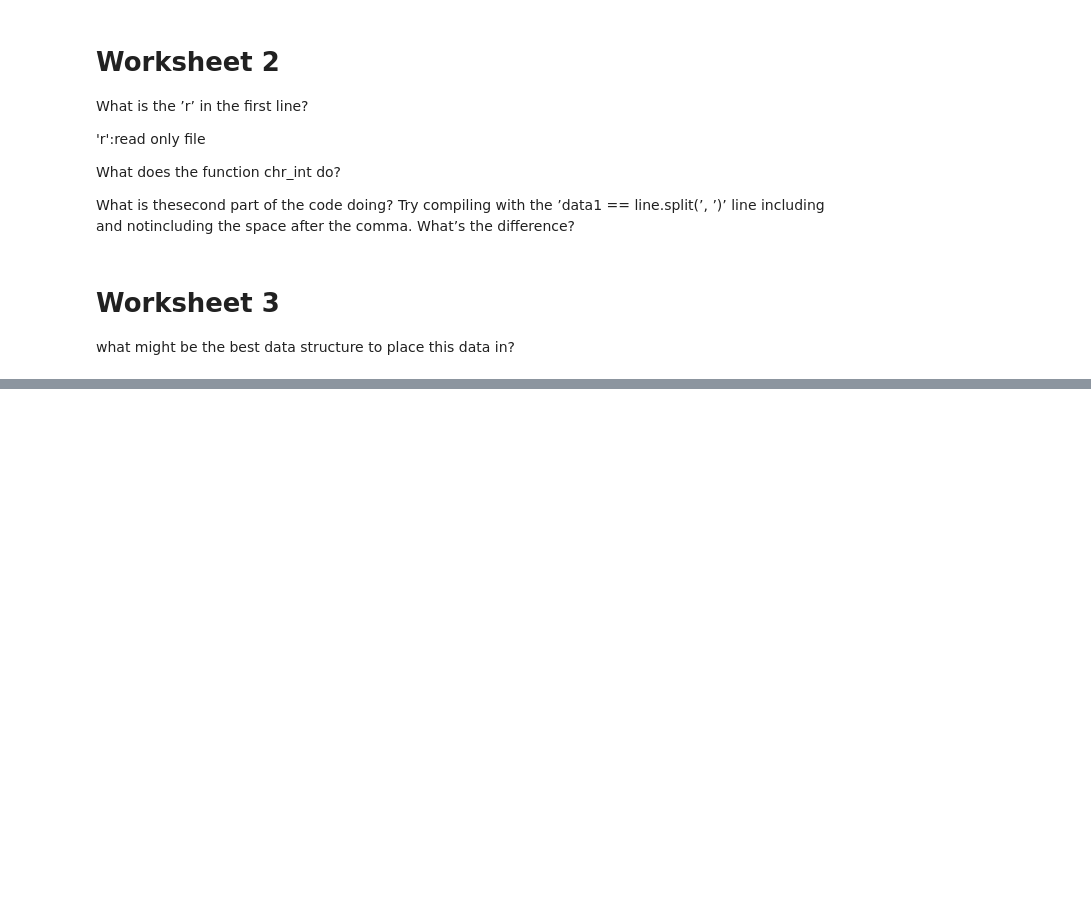
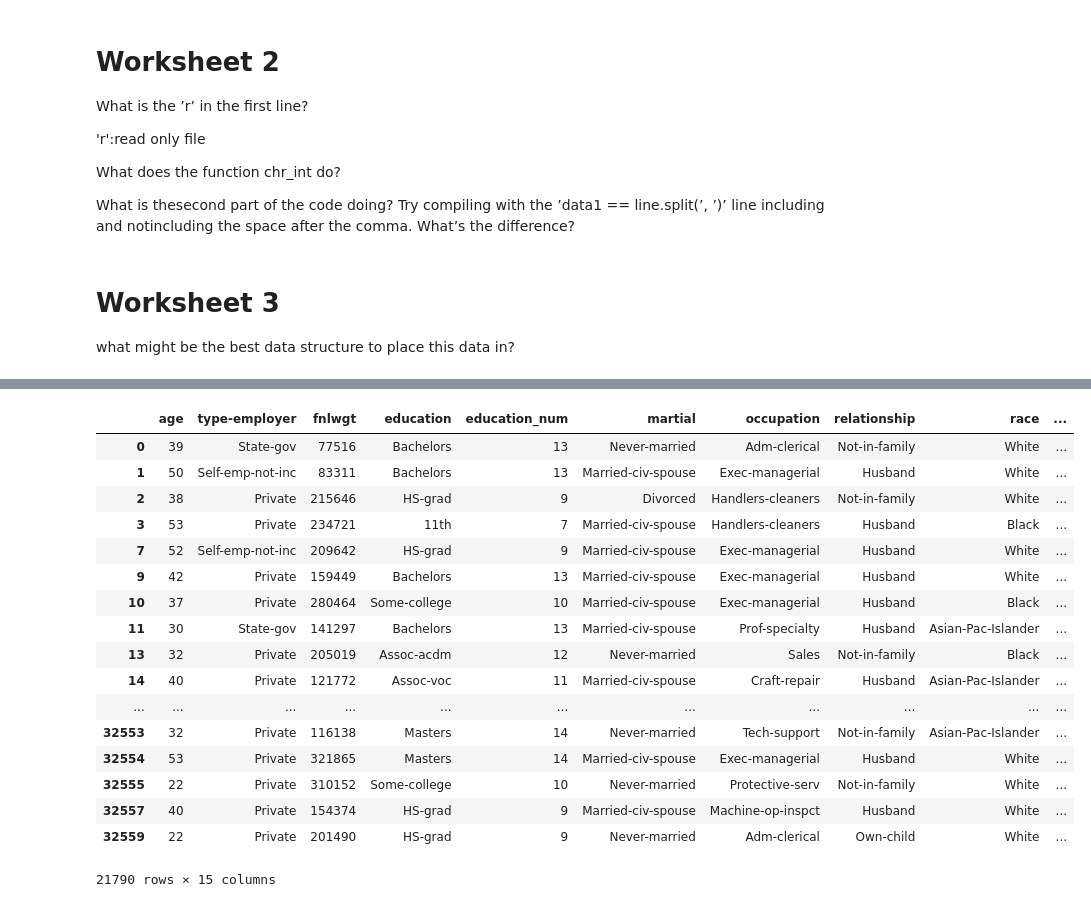
Before and after one commit to WeiLi0105/Math2212_Li, a Jupyter notebook: M2_Statistics/M2_Adult.ipynb, the cells around one changed output, grey strips where cells are left out. Saved outputs shown, nothing was run; the diff lists cells and outputs as text; code cells hidden in the pictures; blank space fills up the shorter version.

```diff
--- a/M2_Statistics/M2_Adult.ipynb
+++ b/M2_Statistics/M2_Adult.ipynb
@@ -56,16 +56,16 @@ What is thesecond part of the code doing?  Try compiling with the ’data1 == li
 
 what might be the best data structure to place this data in?
 # %%
-#turn data into a dataframe
-
 adult = pd.DataFrame(
-    data
-    columns = [
-        'age', 'type-employer','fnlwgt',
-        'education', 'education_num', 'martial'
+    data,
+    columns=[
+        'age','type-employer','fnlwgt',
+        'education', 'education_num', 'martial',
         'occupation','relationship','race',
-        'sex', 'capital_gain', 'capital_loss'
+        'sex', 'capital_gain', 'capital_loss',
         'hr_per_week','country', 'income'
     ]
 )
+
+adult.head()
 # %% [output]
@@ -72,0 +102,29 @@ SyntaxError: invalid syntax (<ipython-input-14-206d263c1d69>, line 5)
+# %%
+men = adult[adult['sex'] == 'Male']
+women = adult[adult['sex'] == 'Female']
+
+men_high_income = adult[(adult['sex'] == 'Male')& (adult['income'] == '>50K')]
+women_high_income = adult[(adult['sex'] == 'Female')& (adult['income'] == '>50K')]
+men_low_income = adult[(adult['sex'] == 'Male')& (adult['income'] == '<=50K')]
+women_high_income = adult[(adult['sex'] == 'Female')& (adult['income'] == '<=50K')]
+# %%
+men
+# %% [output]
+|  | age | type-employer | fnlwgt | education | education_num | martial | occupation | relationship | race | ... |
+| 0 | 39 | State-gov | 77516 | Bachelors | 13 | Never-married | Adm-clerical | Not-in-family | White | ... |
+| 1 | 50 | Self-emp-not-inc | 83311 | Bachelors | 13 | Married-civ-spouse | Exec-managerial | Husband | White | ... |
+| 2 | 38 | Private | 215646 | HS-grad | 9 | Divorced | Handlers-cleaners | Not-in-family | White | ... |
+| 3 | 53 | Private | 234721 | 11th | 7 | Married-civ-spouse | Handlers-cleaners | Husband | Black | ... |
+| 7 | 52 | Self-emp-not-inc | 209642 | HS-grad | 9 | Married-civ-spouse | Exec-managerial | Husband | White | ... |
+| 9 | 42 | Private | 159449 | Bachelors | 13 | Married-civ-spouse | Exec-managerial | Husband | White | ... |
+| 10 | 37 | Private | 280464 | Some-college | 10 | Married-civ-spouse | Exec-managerial | Husband | Black | ... |
+| 11 | 30 | State-gov | 141297 | Bachelors | 13 | Married-civ-spouse | Prof-specialty | Husband | Asian-Pac-Islander | ... |
+| 13 | 32 | Private | 205019 | Assoc-acdm | 12 | Never-married | Sales | Not-in-family | Black | ... |
+| 14 | 40 | Private | 121772 | Assoc-voc | 11 | Married-civ-spouse | Craft-repair | Husband | Asian-Pac-Islander | ... |
+| ... | ... | ... | ... | ... | ... | ... | ... | ... | ... | ... |
+| 32553 | 32 | Private | 116138 | Masters | 14 | Never-married | Tech-support | Not-in-family | Asian-Pac-Islander | ... |
+| 32554 | 53 | Private | 321865 | Masters | 14 | Married-civ-spouse | Exec-managerial | Husband | White | ... |
+| 32555 | 22 | Private | 310152 | Some-college | 10 | Never-married | Protective-serv | Not-in-family | White | ... |
+| 32557 | 40 | Private | 154374 | HS-grad | 9 | Married-civ-spouse | Machine-op-inspct | Husband | White | ... |
+| 32559 | 22 | Private | 201490 | HS-grad | 9 | Never-married | Adm-clerical | Own-child | White | ... |
+21790 rows × 15 columns
```
Also changed, not shown: parts of 8 cells of this notebook, 1 other file.
